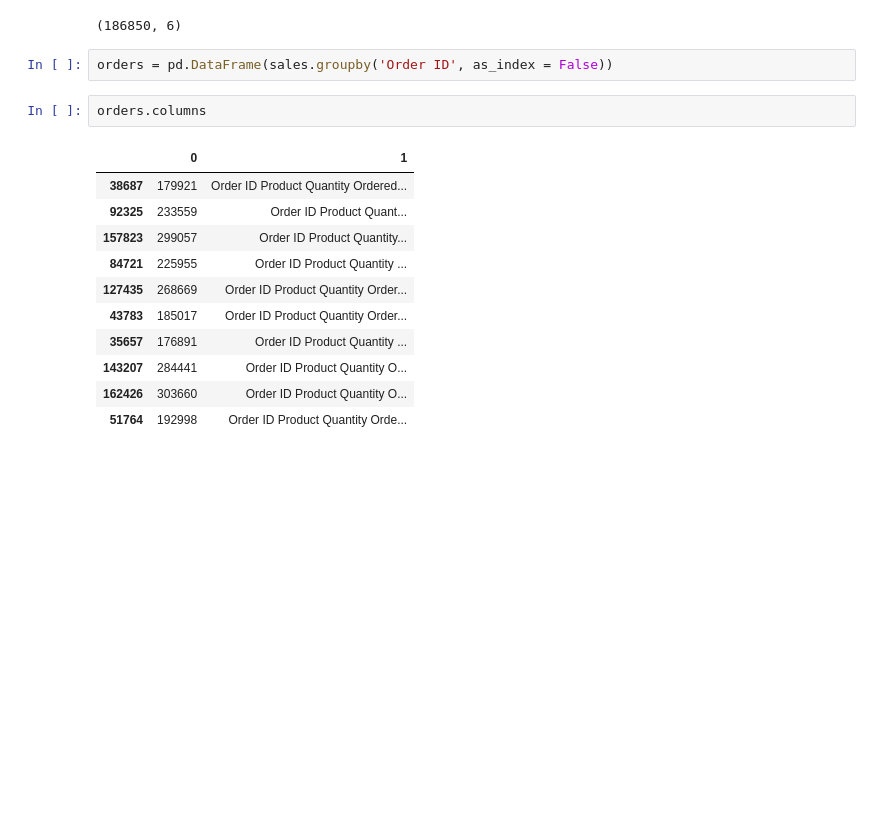
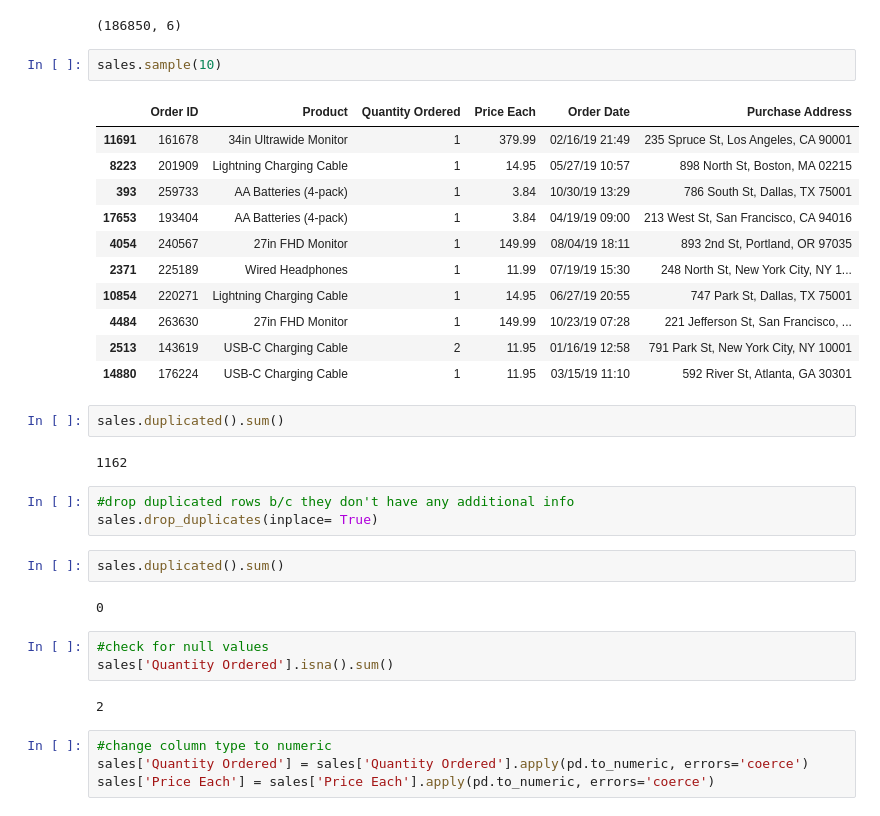
Before and after one commit to HendKordy/Tech_sales_analysis, a Jupyter notebook: Sales_analysis.ipynb, the cells around one changed output. Drawn from its saved outputs; the diff is of its cells as text; blank space fills up the shorter version.

```diff
--- a/Sales_analysis.ipynb
+++ b/Sales_analysis.ipynb
@@ -50,19 +51,37 @@ Successfully created dataframe for ./Sales_Data/Sales_September_2019.csv with sh
 sales.shape
 # %% [output]
 (186850, 6)
-# %%
-orders = pd.DataFrame(sales.groupby('Order ID', as_index = False))
-# %%
-orders.columns
-# %% [output]
-|  | 0 | 1 |
-| 38687 | 179921 | Order ID Product Quantity Ordered... |
-| 92325 | 233559 | Order ID Product Quant... |
-| 157823 | 299057 | Order ID Product Quantity... |
-| 84721 | 225955 | Order ID Product Quantity ... |
-| 127435 | 268669 | Order ID Product Quantity Order... |
-| 43783 | 185017 | Order ID Product Quantity Order... |
-| 35657 | 176891 | Order ID Product Quantity ... |
-| 143207 | 284441 | Order ID Product Quantity O... |
-| 162426 | 303660 | Order ID Product Quantity O... |
-| 51764 | 192998 | Order ID Product Quantity Orde... |
+# %%
+sales.sample(10)
+# %% [output]
+|  | Order ID | Product | Quantity Ordered | Price Each | Order Date | Purchase Address |
+| 11691 | 161678 | 34in Ultrawide Monitor | 1 | 379.99 | 02/16/19 21:49 | 235 Spruce St, Los Angeles, CA 90001 |
+| 8223 | 201909 | Lightning Charging Cable | 1 | 14.95 | 05/27/19 10:57 | 898 North St, Boston, MA 02215 |
+| 393 | 259733 | AA Batteries (4-pack) | 1 | 3.84 | 10/30/19 13:29 | 786 South St, Dallas, TX 75001 |
+| 17653 | 193404 | AA Batteries (4-pack) | 1 | 3.84 | 04/19/19 09:00 | 213 West St, San Francisco, CA 94016 |
+| 4054 | 240567 | 27in FHD Monitor | 1 | 149.99 | 08/04/19 18:11 | 893 2nd St, Portland, OR 97035 |
+| 2371 | 225189 | Wired Headphones | 1 | 11.99 | 07/19/19 15:30 | 248 North St, New York City, NY 1... |
+| 10854 | 220271 | Lightning Charging Cable | 1 | 14.95 | 06/27/19 20:55 | 747 Park St, Dallas, TX 75001 |
+| 4484 | 263630 | 27in FHD Monitor | 1 | 149.99 | 10/23/19 07:28 | 221 Jefferson St, San Francisco, ... |
+| 2513 | 143619 | USB-C Charging Cable | 2 | 11.95 | 01/16/19 12:58 | 791 Park St, New York City, NY 10001 |
+| 14880 | 176224 | USB-C Charging Cable | 1 | 11.95 | 03/15/19 11:10 | 592 River St, Atlanta, GA 30301 |
+# %%
+sales.duplicated().sum()
+# %% [output]
+1162
+# %%
+#drop duplicated rows b/c they don't have any additional info
+sales.drop_duplicates(inplace= True)
+# %%
+sales.duplicated().sum()
+# %% [output]
+0
+# %%
+#check for null values
+sales['Quantity Ordered'].isna().sum()
+# %% [output]
+2
+# %%
+#change column type to numeric
+sales['Quantity Ordered'] = sales['Quantity Ordered'].apply(pd.to_numeric, errors='coerce')
+sales['Price Each'] = sales['Price Each'].apply(pd.to_numeric, errors='coerce')
```
Also changed, not shown: parts of 7 cells of this notebook.
